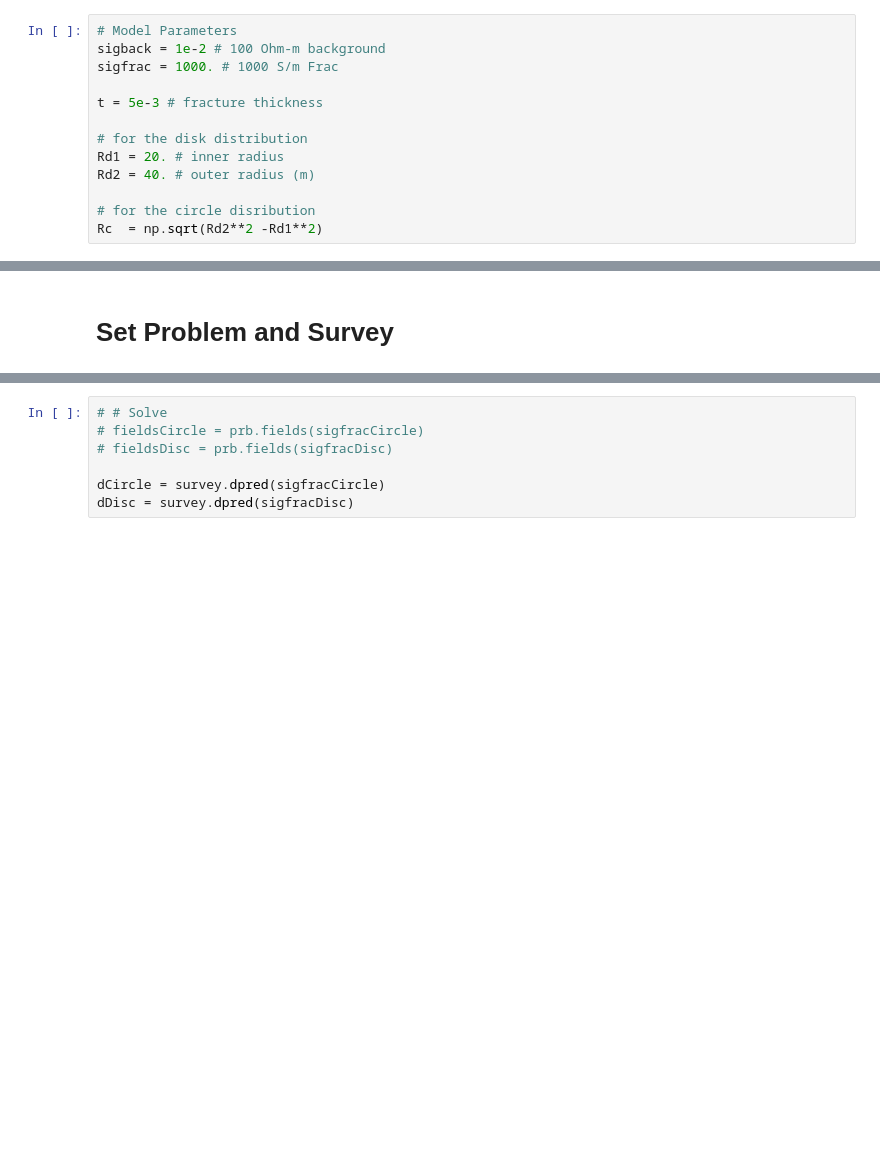
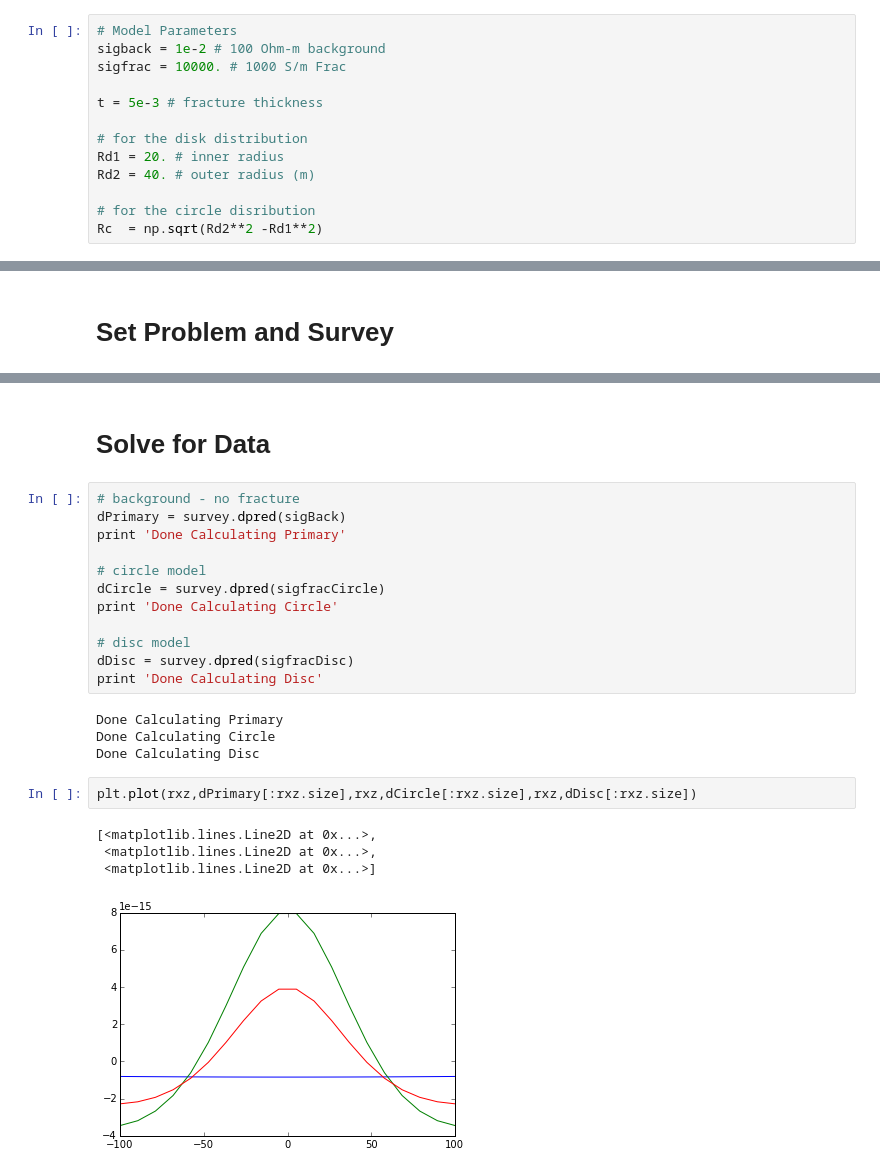
Before and after one commit to lheagy/Tutorials, a Jupyter notebook: PlateInCylindricalCoord.ipynb, the cells around one changed output, grey strips where cells are left out. Cells and saved outputs as stored; diff of their text form; blank space fills up the shorter version.

```diff
--- a/PlateInCylindricalCoord.ipynb
+++ b/PlateInCylindricalCoord.ipynb
@@ -16,7 +31,7 @@ Define the size and conductivity of the plate and background
 # %%
 # Model Parameters
 sigback = 1e-2 # 100 Ohm-m background
-sigfrac = 1000. # 1000 S/m Frac
+sigfrac = 10000. # 1000 S/m Frac
 
 t = 5e-3 # fracture thickness
 
@@ -108,7 +152,25 @@ prb.pair(survey)
-# %%
-# # Solve
-# fieldsCircle = prb.fields(sigfracCircle)
-# fieldsDisc = prb.fields(sigfracDisc)
-
-dCircle = survey.dpred(sigfracCircle)
-dDisc = survey.dpred(sigfracDisc)
+# %% [markdown]
+# Solve for Data
+# %%
+# background - no fracture
+dPrimary = survey.dpred(sigBack)
+print 'Done Calculating Primary'
+
+# circle model
+dCircle = survey.dpred(sigfracCircle)
+print 'Done Calculating Circle'
+
+# disc model
+dDisc = survey.dpred(sigfracDisc)
+print 'Done Calculating Disc'
+# %% [output]
+Done Calculating Primary
+Done Calculating Circle
+Done Calculating Disc
+# %%
+plt.plot(rxz,dPrimary[:rxz.size],rxz,dCircle[:rxz.size],rxz,dDisc[:rxz.size])
+# %% [output]
+[<matplotlib.lines.Line2D at 0x...>,
+ <matplotlib.lines.Line2D at 0x...>,
+ <matplotlib.lines.Line2D at 0x...>]
+[figure, added]
```
Also changed, not shown: parts of 23 cells of this notebook.
